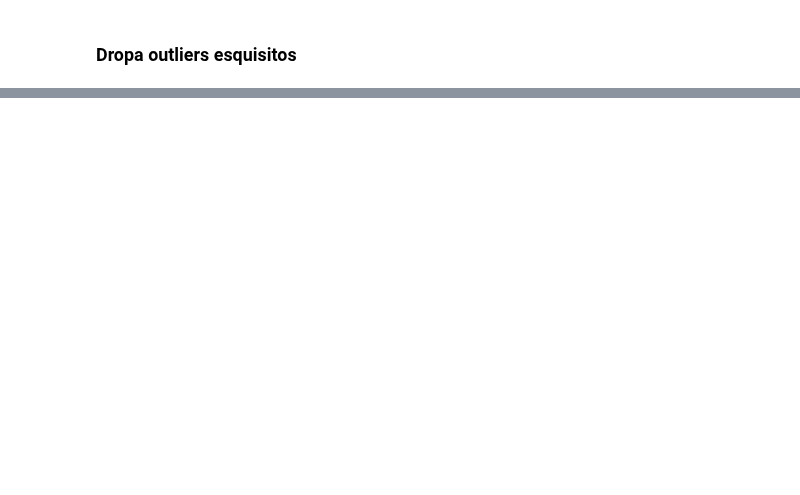
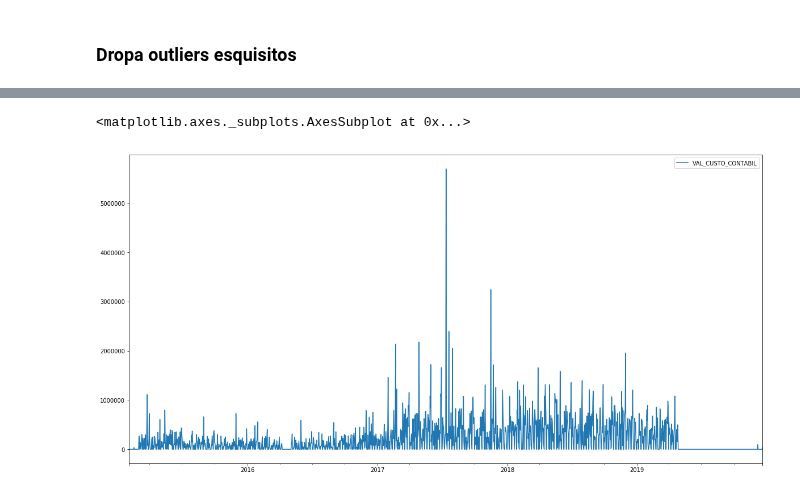
Before and after one commit to equipepontozip/sonic-the-movie, a Jupyter notebook: exploratoria/exploratoria-vendas.ipynb, the cells around one changed output, grey strips where cells are left out. Drawn from its saved outputs; the diff is of its cells as text; code cells hidden in the pictures; blank space fills up the shorter version.

Commit message:
analisa faturamento das vendas diárias

```diff
--- a/exploratoria/exploratoria-vendas.ipynb
+++ b/exploratoria/exploratoria-vendas.ipynb
@@ -119,0 +229,10 @@ df_fors
+# %%
+# Tira os negativos
+df_vendas.VAL_CUSTO_CONTABIL = df_vendas.VAL_CUSTO_CONTABIL.abs()
+# %%
+gp_modelo_fat = pd.DataFrame(df_vendas.groupby(['date']).VAL_CUSTO_CONTABIL.sum())
+# %%
+idx = pd.date_range('02-02-2015', '12-20-2019')
+#index = pd.DatetimeIndex(idx)
+gp_modelo_fat = gp_modelo_fat.reindex(idx, fill_value=0)
+gp_modelo_fat.head()
@@ -119,0 +246,5 @@ df_fors
+# %%
+gp_modelo_fat.plot.line(figsize=(20,10))
+# %% [output]
+<matplotlib.axes._subplots.AxesSubplot at 0x...>
+[figure, added]
```
Also changed, not shown: parts of 44 cells of this notebook, 2 other files.
